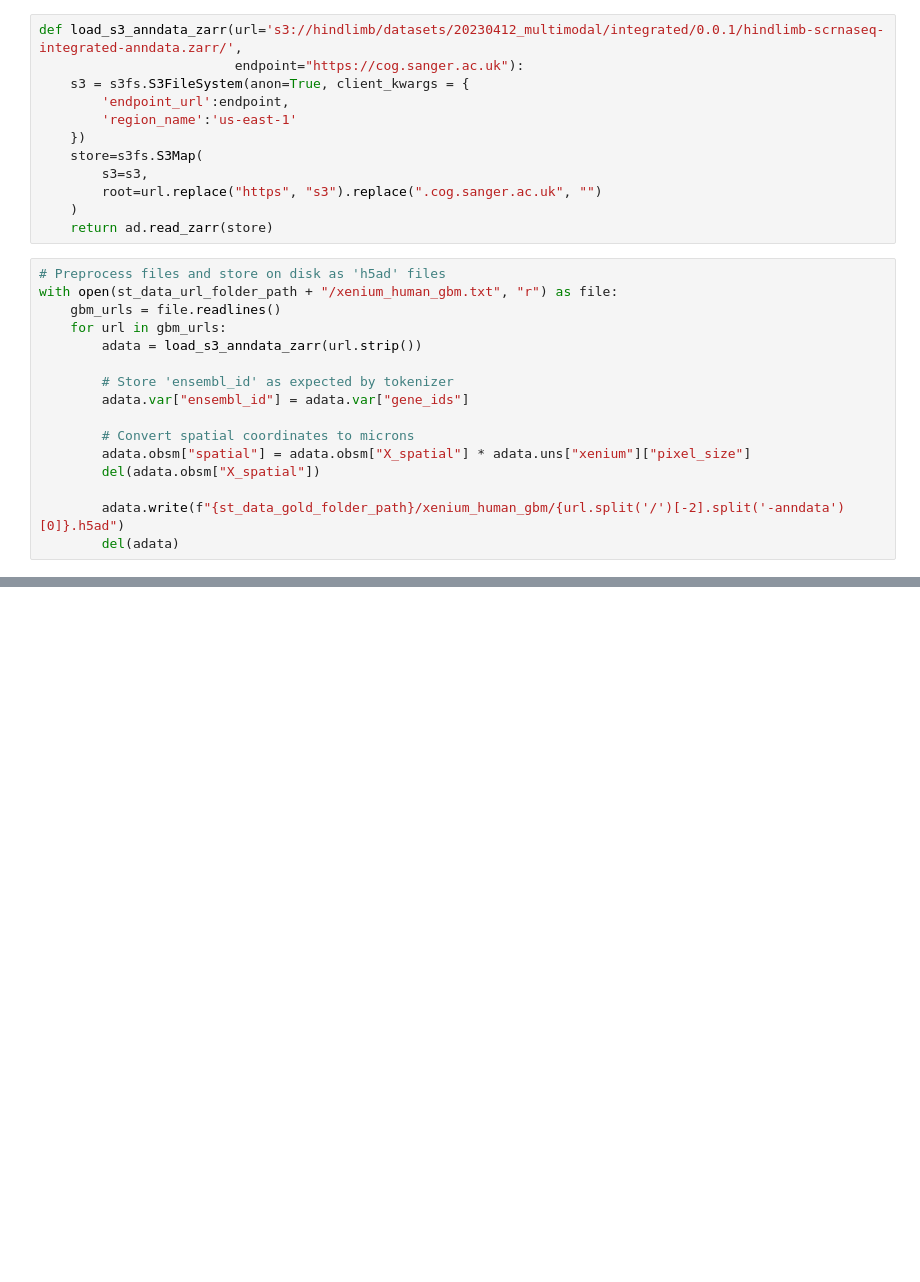
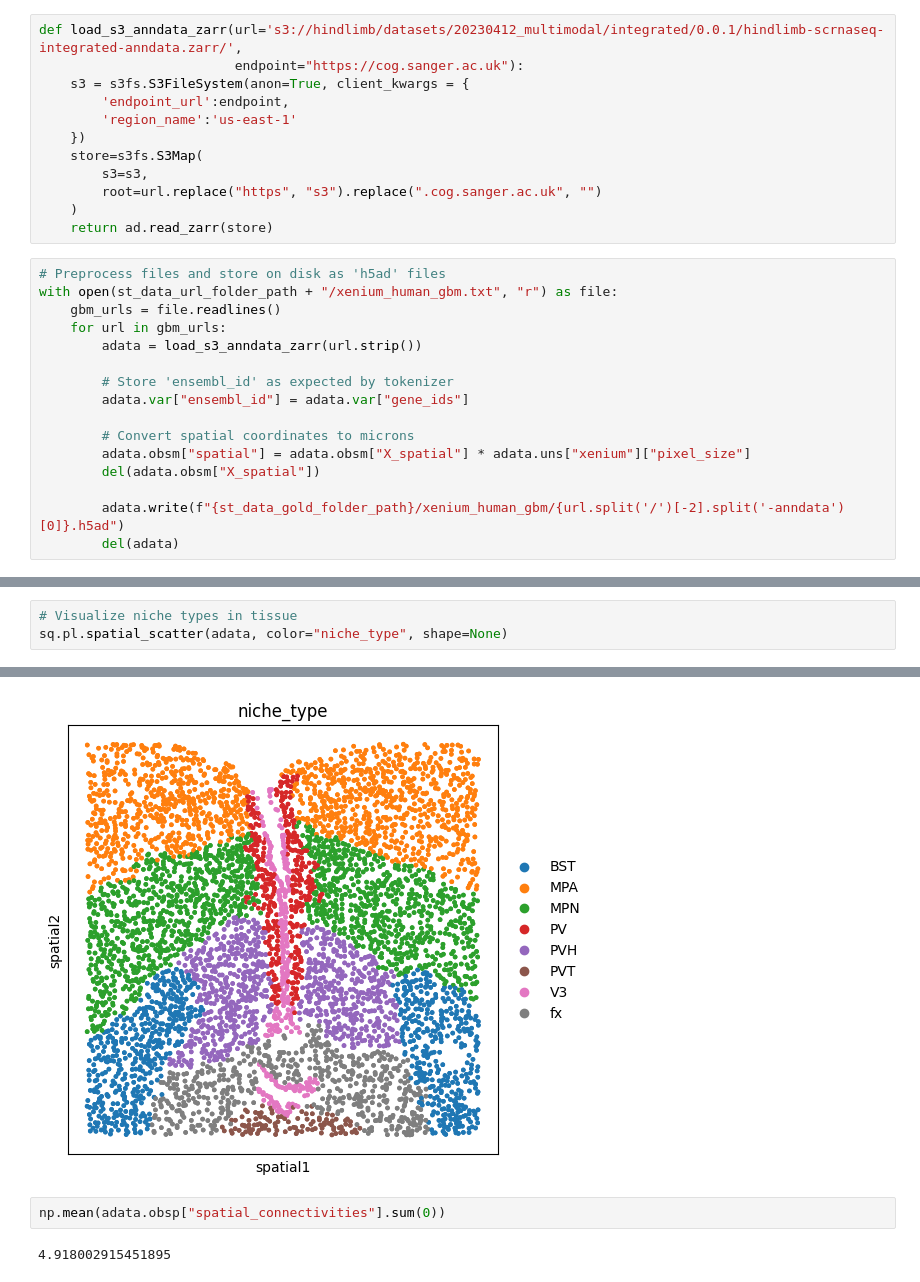
Before and after one commit to Lotfollahi-lab/terra-reproducibility, a Jupyter notebook: analysis/data_preparation.ipynb, the cells around one changed output, grey strips where cells are left out. Drawn from its saved outputs; the diff is of its cells as text; blank space fills up the shorter version.

```diff
--- a/analysis/data_preparation.ipynb
+++ b/analysis/data_preparation.ipynb
@@ -485,0 +562,4 @@ np.mean(adata.obsp["spatial_connectivities"].sum(0))
+# %%
+# Visualize niche types in tissue
+sq.pl.spatial_scatter(adata, color="niche_type", shape=None)
+# %% [output]
@@ -485,0 +567,5 @@ np.mean(adata.obsp["spatial_connectivities"].sum(0))
+[figure, added]
+# %%
+np.mean(adata.obsp["spatial_connectivities"].sum(0))
+# %% [output]
+4.918002915451895
```
Also changed, not shown: parts of 25 cells of this notebook, 4 other files.
